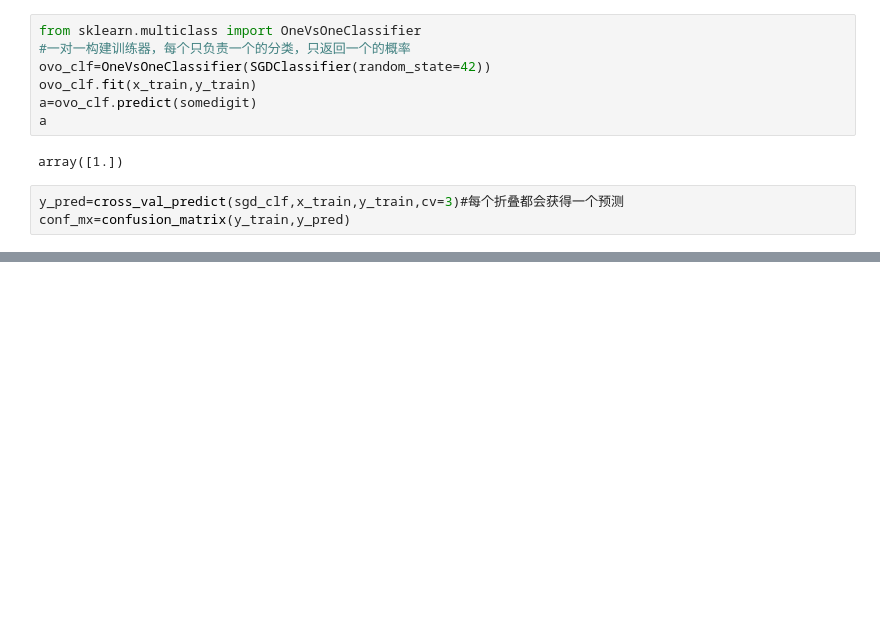
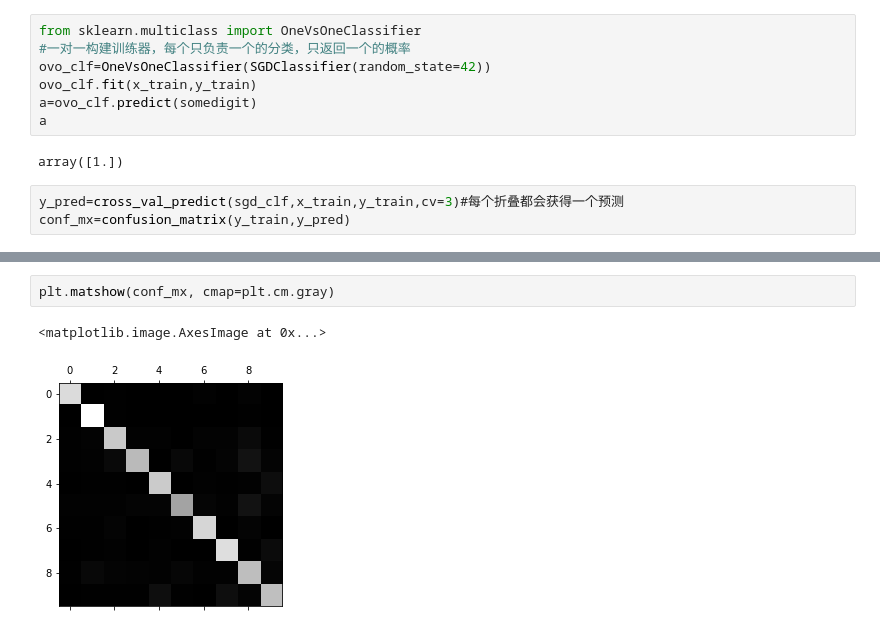
Before and after one commit to THREEBBOX/skitlearn, a Jupyter notebook: classify_MNIST.ipynb, the cells around one changed output, grey strips where cells are left out. Cells and saved outputs as stored; diff of their text form; blank space fills up the shorter version.

```diff
--- a/classify_MNIST.ipynb
+++ b/classify_MNIST.ipynb
@@ -189,0 +204,5 @@ conf_mx=confusion_matrix(y_train,y_pred)
+# %%
+plt.matshow(conf_mx, cmap=plt.cm.gray)
+# %% [output]
+<matplotlib.image.AxesImage at 0x...>
+[figure, added]
```
Also changed, not shown: parts of 7 cells of this notebook.
